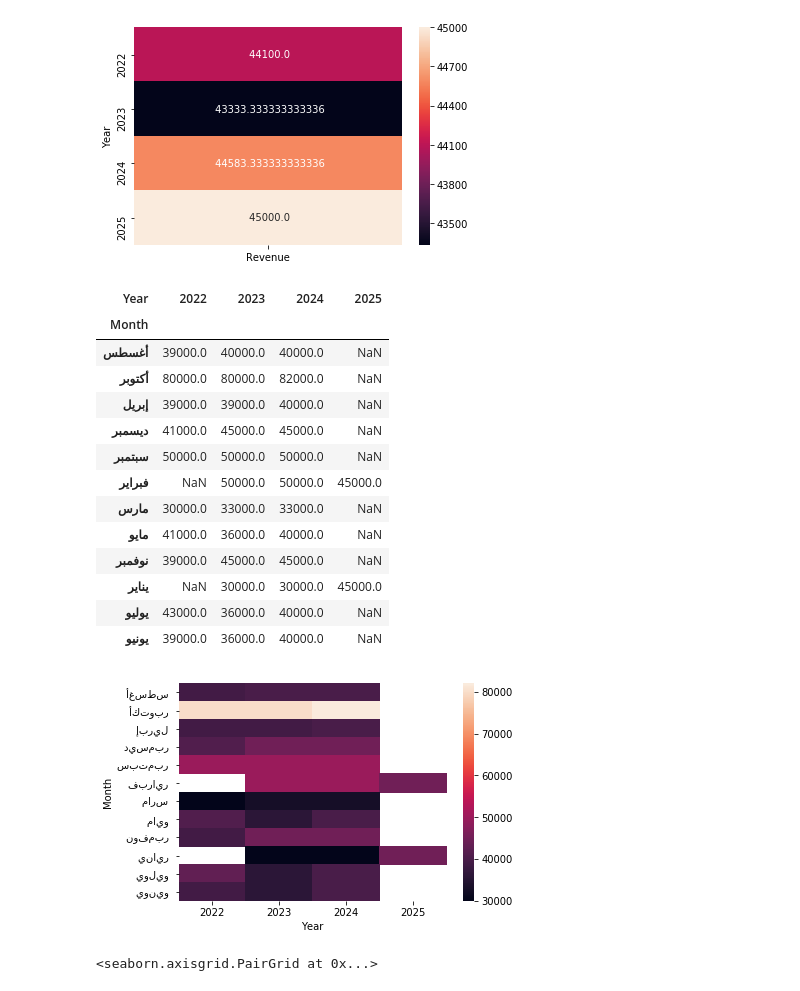
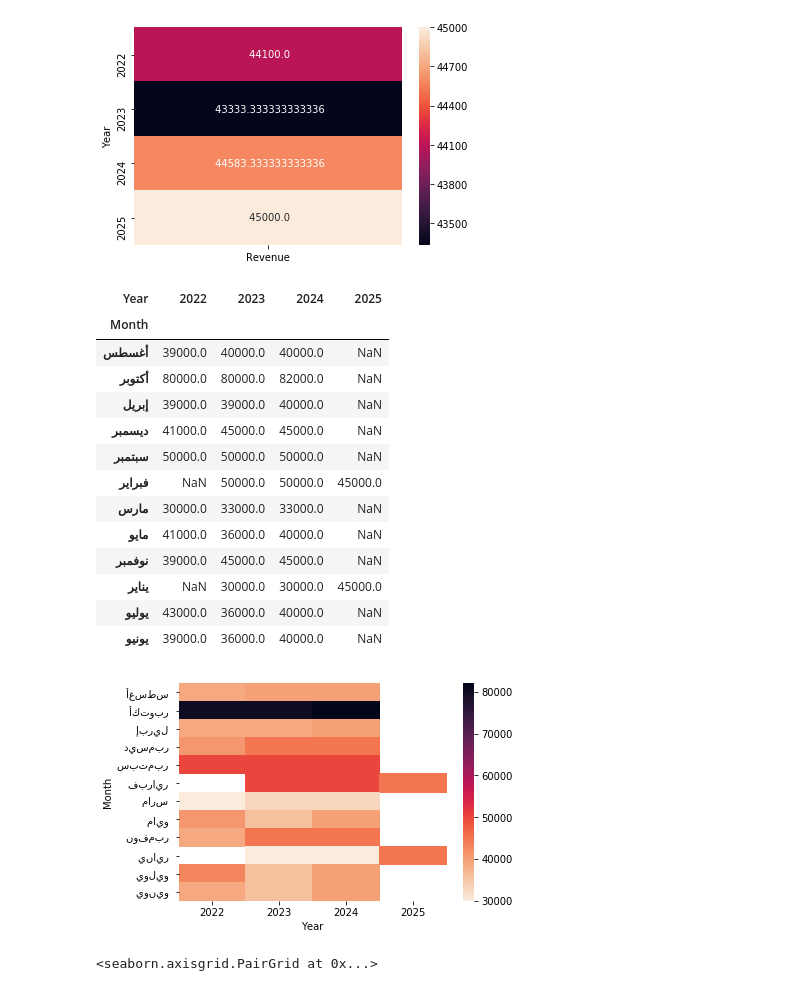
Before and after one commit to Ghoniem-Ghoniem/DataAnalysis, a Jupyter notebook: 04-Budget Data Visualization.ipynb, the cells around one changed output. Drawn from its saved outputs; the diff is of its cells as text; code cells hidden in the pictures.

```diff
--- a/04-Budget Data Visualization.ipynb
+++ b/04-Budget Data Visualization.ipynb
@@ -159,28 +198,29 @@ sb.heatmap(table,annot=True, fmt=" ")
 # %%
 #Seaborn data visualization for heatmap
 OriginalDF['Month']=OriginalDF['Month'].str.replace("22","")
 OriginalDF['Month']=OriginalDF['Month'].str.replace("23","")
 OriginalDF['Month']=OriginalDF['Month'].str.replace("24","")
 OriginalDF['Month']=OriginalDF['Month'].str.replace("25","")
 Heatmapdf =OriginalDF.pivot_table(values='Revenue',index='Month',columns='Year')
 
-AX =sb.heatmap(Heatmapdf,cmap=)
+AX =sb.heatmap(Heatmapdf,cmap=sb.cm.rocket_r) # default cmap=sb.cm.rocket, we change it to get the higher value with dark color
 #AX.invert_yaxis()
 Heatmapdf
+#sb.clustermap(Heatmapdf) to be tested to dected clustered maps
 # %% [output]
 | Year | 2022 | 2023 | 2024 | 2025 |
 | Month |  |  |  |  |
 | أغسطس | 39000.0 | 40000.0 | 40000.0 | NaN |
 | أكتوبر | 80000.0 | 80000.0 | 82000.0 | NaN |
 | إبريل | 39000.0 | 39000.0 | 40000.0 | NaN |
 | ديسمبر | 41000.0 | 45000.0 | 45000.0 | NaN |
 | سبتمبر | 50000.0 | 50000.0 | 50000.0 | NaN |
 | فبراير | NaN | 50000.0 | 50000.0 | 45000.0 |
 | مارس | 30000.0 | 33000.0 | 33000.0 | NaN |
 | مايو | 41000.0 | 36000.0 | 40000.0 | NaN |
 | نوفمبر | 39000.0 | 45000.0 | 45000.0 | NaN |
 | يناير | NaN | 30000.0 | 30000.0 | 45000.0 |
 | يوليو | 43000.0 | 36000.0 | 40000.0 | NaN |
 | يونيو | 39000.0 | 36000.0 | 40000.0 | NaN |
-[figure, old version]
+[figure, new version]
 # %%
```
Also changed, not shown: parts of 18 cells of this notebook.
